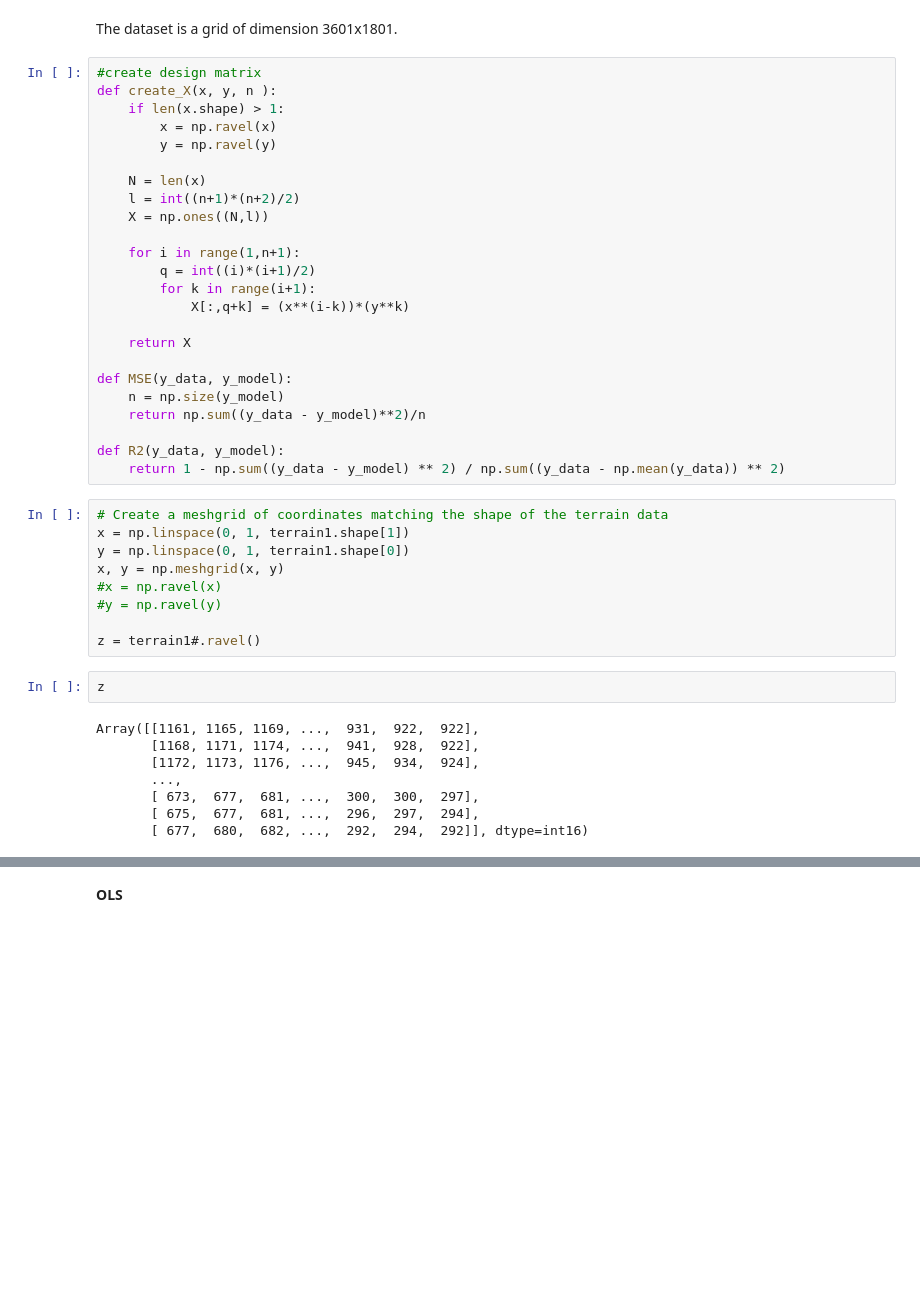
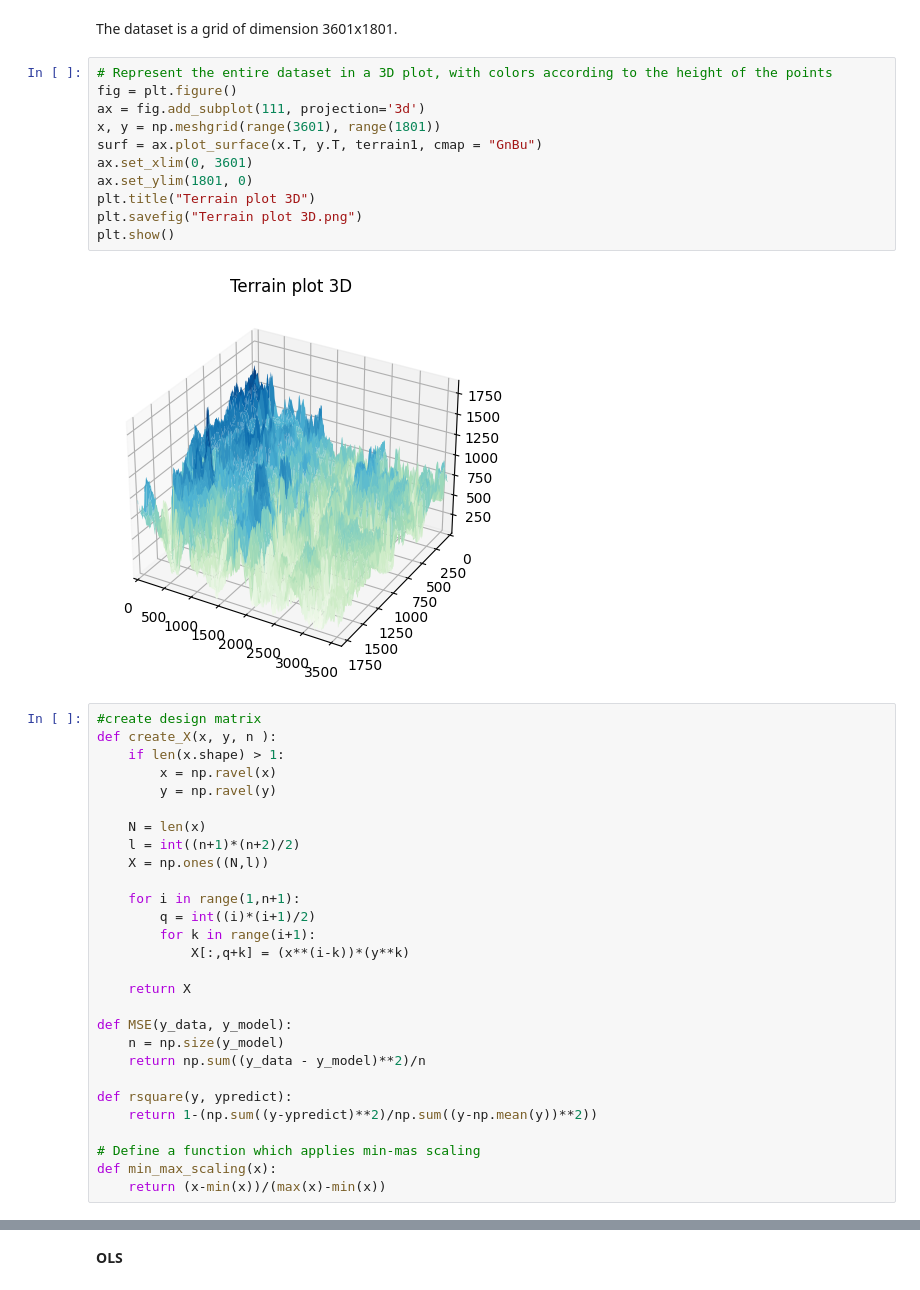
Before and after one commit to alessiasanfelici/FYS-STK4155, a Jupyter notebook: Project bozza/Exercise g.ipynb, the cells around one changed output, grey strips where cells are left out. Saved outputs shown, nothing was run; the diff lists cells and outputs as text; blank space fills up the shorter version.

Commit message:
OLS and Ridge project g

```diff
--- a/Project bozza/Exercise g.ipynb
+++ b/Project bozza/Exercise g.ipynb
@@ -32,6 +32,19 @@ terrain1.shape
 (3601, 1801)
 # %% [markdown]
 The dataset is a grid of dimension 3601x1801.
+# %%
+# Represent the entire dataset in a 3D plot, with colors according to the height of the points
+fig = plt.figure()
+ax = fig.add_subplot(111, projection='3d')
+x, y = np.meshgrid(range(3601), range(1801))
+surf = ax.plot_surface(x.T, y.T, terrain1, cmap = "GnBu")
+ax.set_xlim(0, 3601)
+ax.set_ylim(1801, 0)
+plt.title("Terrain plot 3D")
+plt.savefig("Terrain plot 3D.png")
+plt.show()
+# %% [output]
+[figure, added]
 # %%
 #create design matrix
 def create_X(x, y, n ):
@@ -54,24 +67,9 @@ def MSE(y_data, y_model):
     n = np.size(y_model)
     return np.sum((y_data - y_model)**2)/n
 
-def R2(y_data, y_model):
-    return 1 - np.sum((y_data - y_model) ** 2) / np.sum((y_data - np.mean(y_data)) ** 2)
+def rsquare(y, ypredict):
+    return 1-(np.sum((y-ypredict)**2)/np.sum((y-np.mean(y))**2))
+
+# Define a function which applies min-mas scaling
+def min_max_scaling(x):
+    return (x-min(x))/(max(x)-min(x))
-# %%
-# Create a meshgrid of coordinates matching the shape of the terrain data
-x = np.linspace(0, 1, terrain1.shape[1])
-y = np.linspace(0, 1, terrain1.shape[0])
-x, y = np.meshgrid(x, y)
-#x = np.ravel(x)
-#y = np.ravel(y)
-
-z = terrain1#.ravel()
-# %%
-z
-# %% [output]
-Array([[1161, 1165, 1169, ...,  931,  922,  922],
-       [1168, 1171, 1174, ...,  941,  928,  922],
-       [1172, 1173, 1176, ...,  945,  934,  924],
-       ...,
-       [ 673,  677,  681, ...,  300,  300,  297],
-       [ 675,  677,  681, ...,  296,  297,  294],
-       [ 677,  680,  682, ...,  292,  294,  292]], dtype=int16)
```
Also changed, not shown: parts of 14 cells of this notebook, 4 other files.
